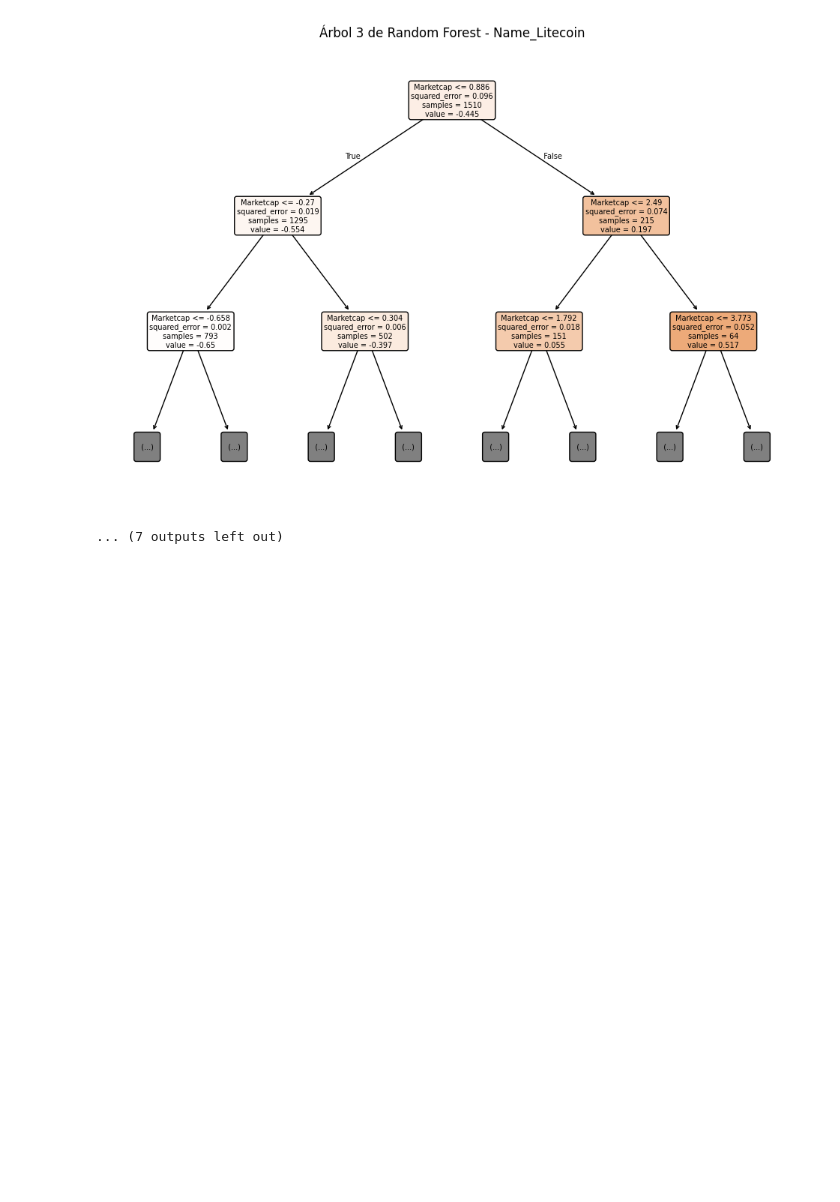
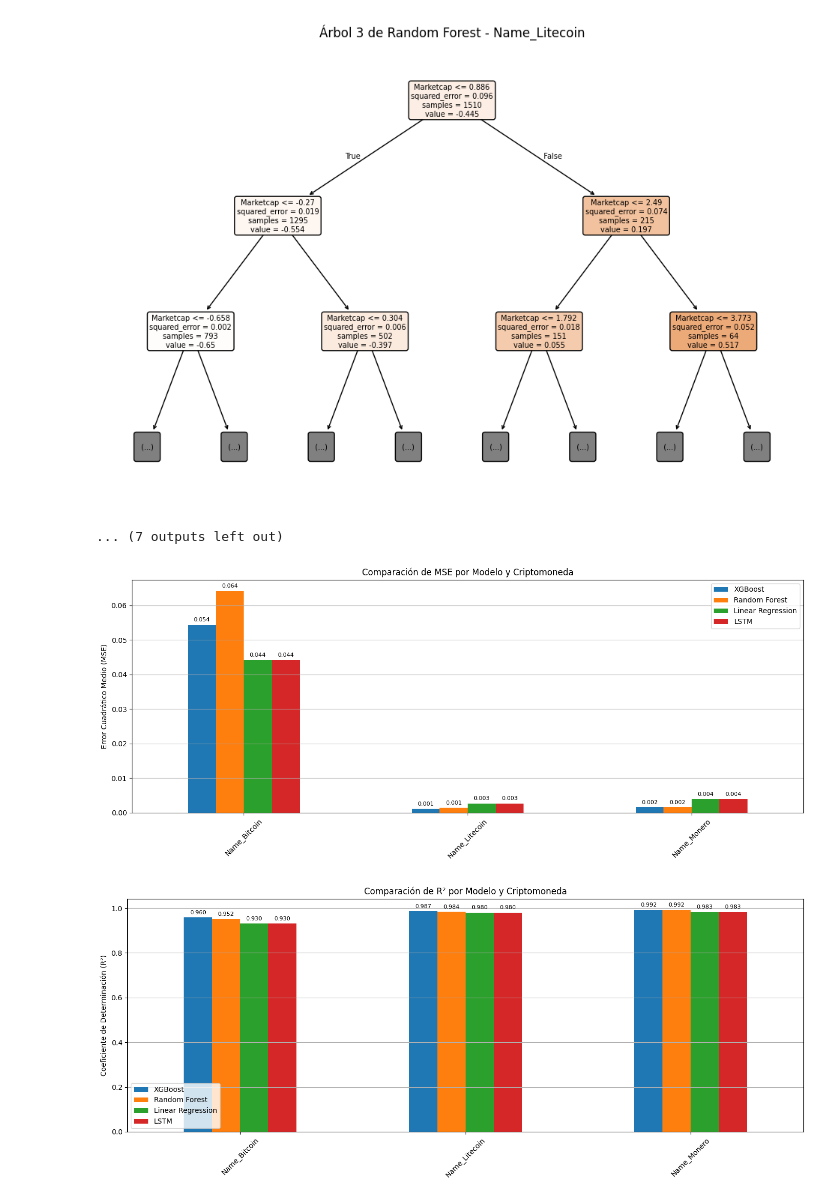
Before and after one commit to SpecTr03/Crypto-price-prediction, a Jupyter notebook: cryptoAnalysis.ipynb, the cells around one changed output. Saved outputs shown, nothing was run; the diff lists cells and outputs as text; code cells hidden in the pictures; blank space fills up the shorter version.

```diff
--- a/cryptoAnalysis.ipynb
+++ b/cryptoAnalysis.ipynb
@@ -653,3 +686,54 @@ Mostrando los primeros 3 árboles generados para Name_Litecoin:
 [figure]
 [figure]
 ... (7 outputs left out)
+# %%
+# Consolidar los resultados
+model_scores = {
+    'XGBoost': xgb_results,
+    'Random Forest': rf_results,
+    'Linear Regression': {
+        k: {
+            'MSE': mean_squared_error(v['y_test'], v['predictions']),
+            'R2': r2_score(v['y_test'], v['predictions'])
+        } for k, v in results.items()
+    },
+    'LSTM': {}
+}
+
+# Extraer resultados del LSTM
+for crypto_col in crypto_columns:
+    y_true = results[crypto_col]['y_test']
+    y_pred = results[crypto_col]['predictions']
+    mse = mean_squared_error(y_true, y_pred)
+    r2 = r2_score(y_true, y_pred)
+    model_scores['LSTM'][crypto_col] = {'MSE': mse, 'R2': r2}
+
+# Crear DataFrames para cada métrica
+mse_df = pd.DataFrame({
+    model: {k: v['MSE'] for k, v in scores.items()}
+    for model, scores in model_scores.items()
+})
+
+r2_df = pd.DataFrame({
+    model: {k: v['R2'] for k, v in scores.items()}
+    for model, scores in model_scores.items()
+})
+
+# Función para graficar y mostrar valores encima de las barras
+def plot_with_labels(df, title, ylabel):
+    ax = df.plot(kind='bar', figsize=(14, 6), title=title)
+    plt.ylabel(ylabel)
+    plt.grid(axis='y')
+    plt.xticks(rotation=45)
+    # Etiquetas encima de las barras
+    for container in ax.containers:
+        ax.bar_label(container, fmt='%.3f', label_type='edge', padding=3, fontsize=8)
+    plt.tight_layout()
+    plt.show()
+
+# Gráficos
+plot_with_labels(mse_df, 'Comparación de MSE por Modelo y Criptomoneda', 'Error Cuadrático Medio (MSE)')
+plot_with_labels(r2_df, 'Comparación de R² por Modelo y Criptomoneda', 'Coeficiente de Determinación (R²)')
+# %% [output]
+[figure, added]
+[figure, added]
```
Also changed, not shown: parts of 3 cells of this notebook.
